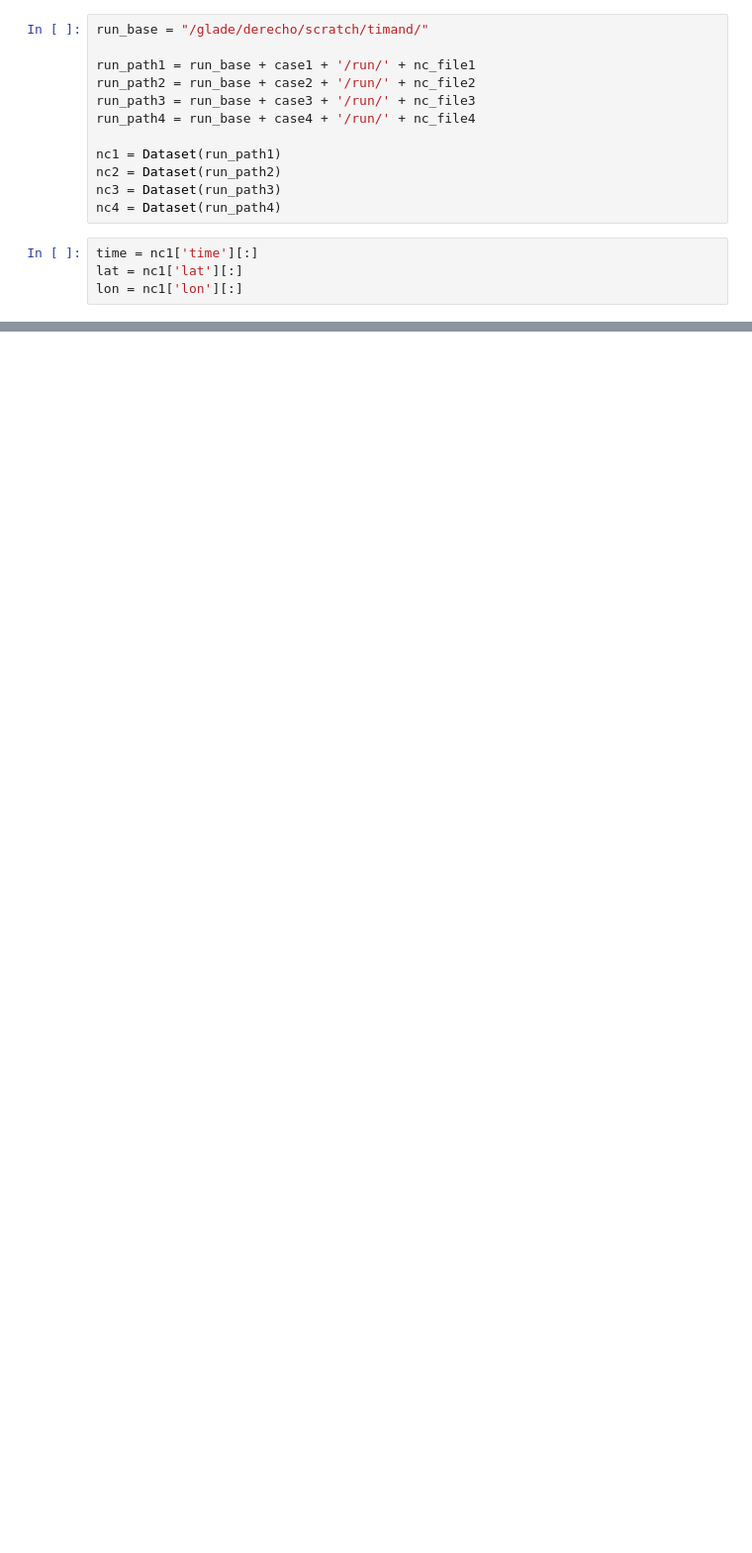
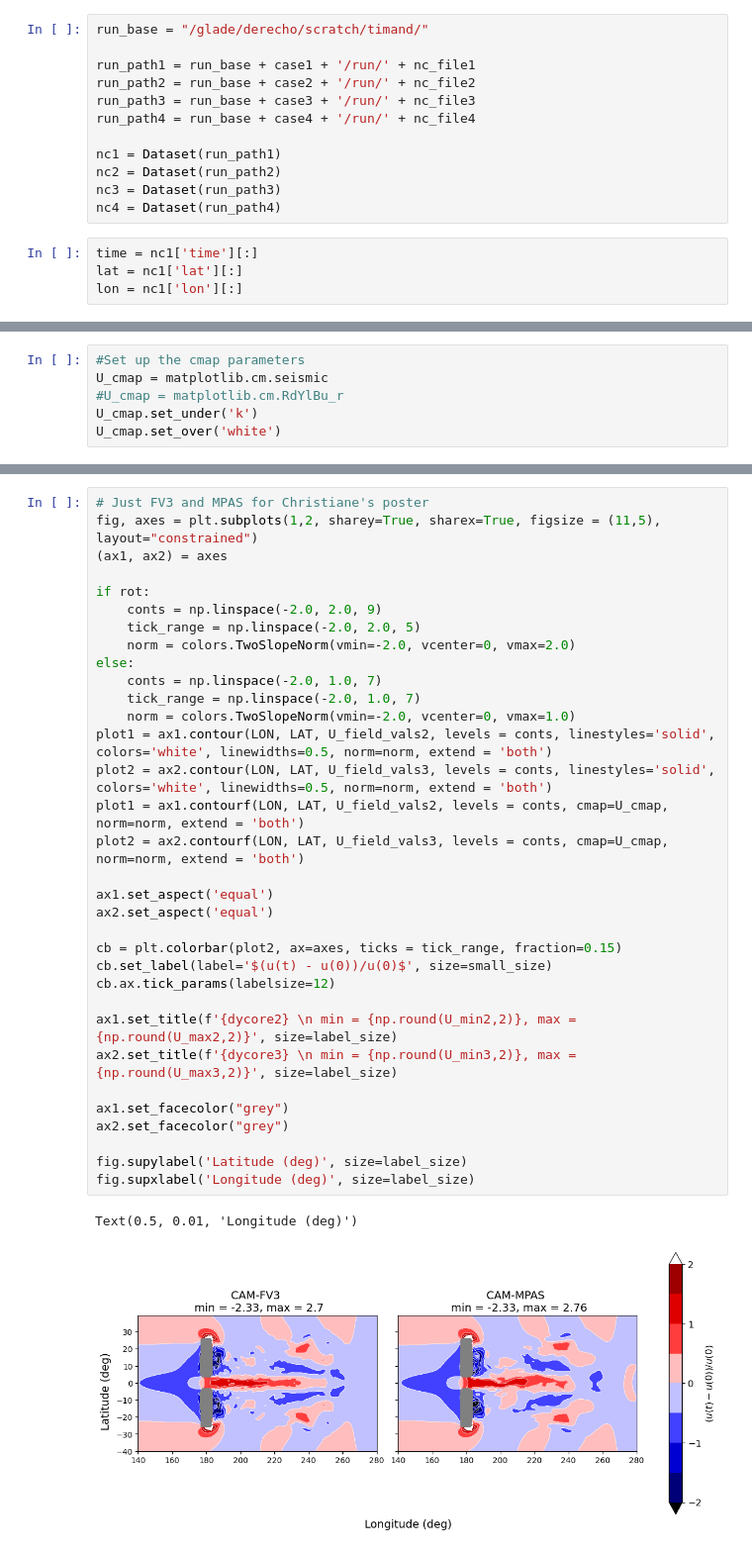
Before and after one commit to ta440/dcmip2025_gap_and_vortex, a Jupyter notebook: jupyter_notebooks/gap_2_by_2_paper_figures.ipynb, the cells around one changed output, grey strips where cells are left out. Shown at 99% size. Saved outputs shown, nothing was run; the diff lists cells and outputs as text; blank space fills up the shorter version.

```diff
--- a/jupyter_notebooks/gap_2_by_2_paper_figures.ipynb
+++ b/jupyter_notebooks/gap_2_by_2_paper_figures.ipynb
@@ -170 +171,7 @@ else:
+# %%
+#Set up the cmap parameters
+U_cmap = matplotlib.cm.seismic
+#U_cmap = matplotlib.cm.RdYlBu_r
+U_cmap.set_under('k')
+U_cmap.set_over('white')
 # %%
@@ -361,0 +461,36 @@ Text(0.5, 1.0, 'CAM-SE \n \n min = -0.013 m/s \n max = 0.013 m/s')
+# %%
+# Just FV3 and MPAS for Christiane's poster
+fig, axes = plt.subplots(1,2, sharey=True, sharex=True, figsize = (11,5), layout="constrained")
+(ax1, ax2) = axes
+
+if rot:
+    conts = np.linspace(-2.0, 2.0, 9)
+    tick_range = np.linspace(-2.0, 2.0, 5)
+    norm = colors.TwoSlopeNorm(vmin=-2.0, vcenter=0, vmax=2.0)
+else:
+    conts = np.linspace(-2.0, 1.0, 7)
+    tick_range = np.linspace(-2.0, 1.0, 7)
+    norm = colors.TwoSlopeNorm(vmin=-2.0, vcenter=0, vmax=1.0)
+plot1 = ax1.contour(LON, LAT, U_field_vals2, levels = conts, linestyles='solid', colors='white', linewidths=0.5, norm=norm, extend = 'both')
+plot2 = ax2.contour(LON, LAT, U_field_vals3, levels = conts, linestyles='solid', colors='white', linewidths=0.5, norm=norm, extend = 'both')
+plot1 = ax1.contourf(LON, LAT, U_field_vals2, levels = conts, cmap=U_cmap, norm=norm, extend = 'both')
+plot2 = ax2.contourf(LON, LAT, U_field_vals3, levels = conts, cmap=U_cmap, norm=norm, extend = 'both')
+
+ax1.set_aspect('equal')
+ax2.set_aspect('equal')
+
+cb = plt.colorbar(plot2, ax=axes, ticks = tick_range, fraction=0.15)
+cb.set_label(label='$(u(t) - u(0))/u(0)$', size=small_size)
+cb.ax.tick_params(labelsize=12)
+
+ax1.set_title(f'{dycore2} \n min = {np.round(U_min2,2)}, max = {np.round(U_max2,2)}', size=label_size)
+ax2.set_title(f'{dycore3} \n min = {np.round(U_min3,2)}, max = {np.round(U_max3,2)}', size=label_size)
+
+ax1.set_facecolor("grey")
+ax2.set_facecolor("grey")
+
+fig.supylabel('Latitude (deg)', size=label_size)
+fig.supxlabel('Longitude (deg)', size=label_size)
+# %% [output]
+Text(0.5, 0.01, 'Longitude (deg)')
+[figure, added]
```
Also changed, not shown: parts of 12 cells of this notebook, 2 other files.
